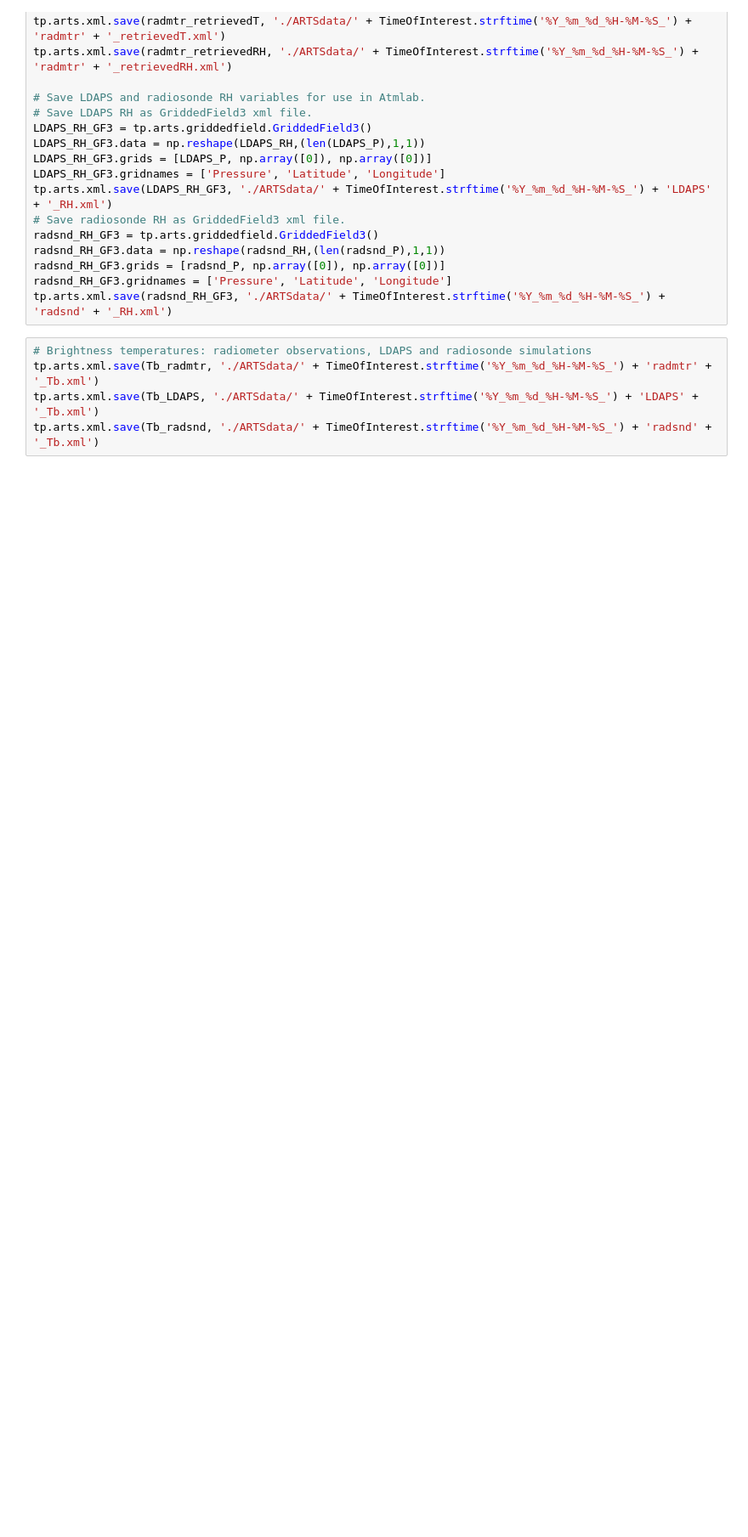
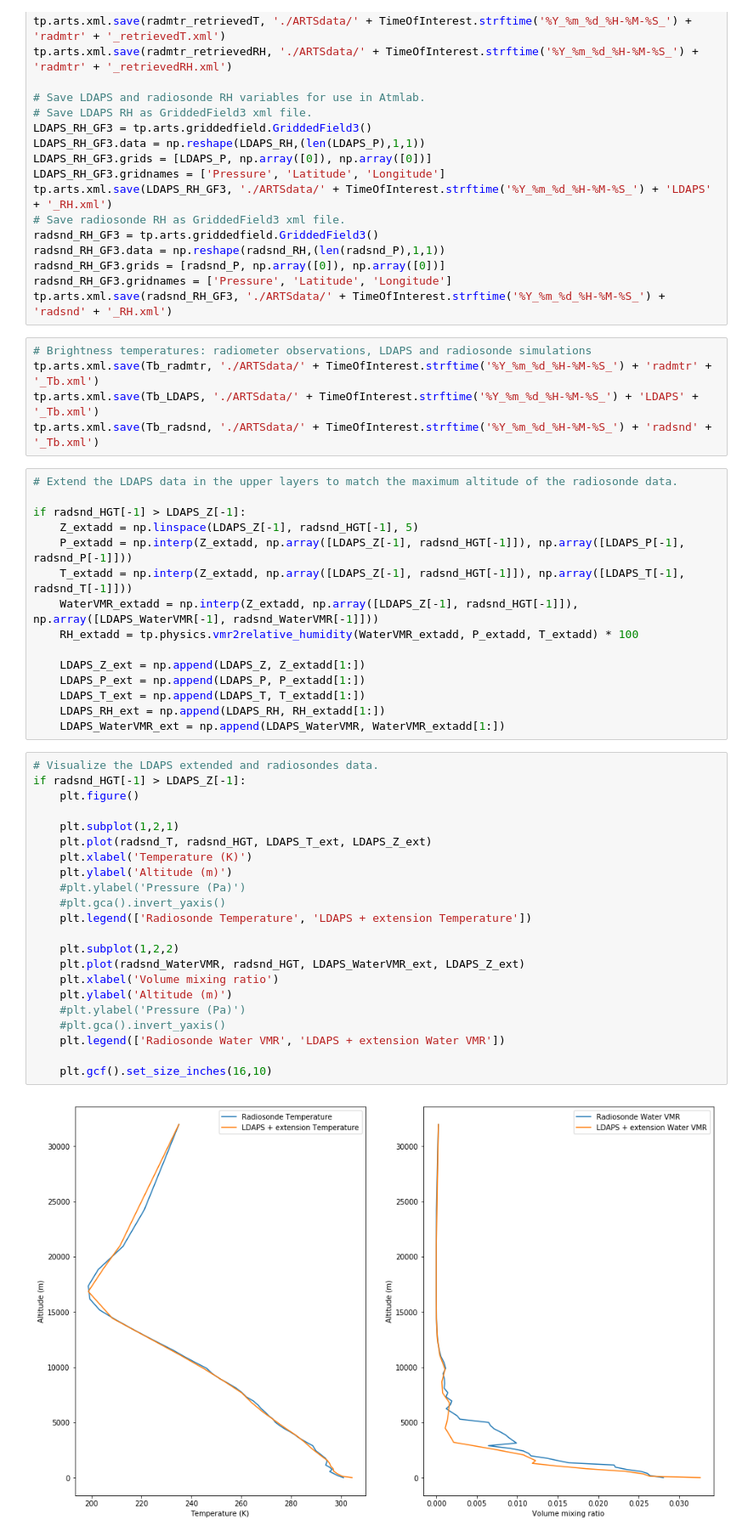
Before and after one commit to lee688/ARTS-Workspace, a Jupyter notebook: WorkWith2018Data/ForwardModel.ipynb, the cells around one changed output. Shown at 85% size. Cells and saved outputs as stored; diff of their text form; blank space fills up the shorter version.

```diff
--- a/WorkWith2018Data/ForwardModel.ipynb
+++ b/WorkWith2018Data/ForwardModel.ipynb
@@ -627,3 +627,42 @@ tp.arts.xml.save(radsnd_RH_GF3, './ARTSdata/' + TimeOfInterest.strftime('%Y_%m_%
 tp.arts.xml.save(Tb_radmtr, './ARTSdata/' + TimeOfInterest.strftime('%Y_%m_%d_%H-%M-%S_') + 'radmtr' + '_Tb.xml')
 tp.arts.xml.save(Tb_LDAPS, './ARTSdata/' + TimeOfInterest.strftime('%Y_%m_%d_%H-%M-%S_') + 'LDAPS' + '_Tb.xml')
 tp.arts.xml.save(Tb_radsnd, './ARTSdata/' + TimeOfInterest.strftime('%Y_%m_%d_%H-%M-%S_') + 'radsnd' + '_Tb.xml')
+# %%
+# Extend the LDAPS data in the upper layers to match the maximum altitude of the radiosonde data.
+
+if radsnd_HGT[-1] > LDAPS_Z[-1]:
+    Z_extadd = np.linspace(LDAPS_Z[-1], radsnd_HGT[-1], 5)
+    P_extadd = np.interp(Z_extadd, np.array([LDAPS_Z[-1], radsnd_HGT[-1]]), np.array([LDAPS_P[-1], radsnd_P[-1]]))
+    T_extadd = np.interp(Z_extadd, np.array([LDAPS_Z[-1], radsnd_HGT[-1]]), np.array([LDAPS_T[-1], radsnd_T[-1]]))
+    WaterVMR_extadd = np.interp(Z_extadd, np.array([LDAPS_Z[-1], radsnd_HGT[-1]]), np.array([LDAPS_WaterVMR[-1], radsnd_WaterVMR[-1]]))
+    RH_extadd = tp.physics.vmr2relative_humidity(WaterVMR_extadd, P_extadd, T_extadd) * 100
+
+    LDAPS_Z_ext = np.append(LDAPS_Z, Z_extadd[1:])
+    LDAPS_P_ext = np.append(LDAPS_P, P_extadd[1:])
+    LDAPS_T_ext = np.append(LDAPS_T, T_extadd[1:])
+    LDAPS_RH_ext = np.append(LDAPS_RH, RH_extadd[1:])
+    LDAPS_WaterVMR_ext = np.append(LDAPS_WaterVMR, WaterVMR_extadd[1:])
+# %%
+# Visualize the LDAPS extended and radiosondes data.
+if radsnd_HGT[-1] > LDAPS_Z[-1]:
+    plt.figure()
+
+    plt.subplot(1,2,1)
+    plt.plot(radsnd_T, radsnd_HGT, LDAPS_T_ext, LDAPS_Z_ext)
+    plt.xlabel('Temperature (K)')
+    plt.ylabel('Altitude (m)')
+    #plt.ylabel('Pressure (Pa)')
+    #plt.gca().invert_yaxis()
+    plt.legend(['Radiosonde Temperature', 'LDAPS + extension Temperature'])
+
+    plt.subplot(1,2,2)
+    plt.plot(radsnd_WaterVMR, radsnd_HGT, LDAPS_WaterVMR_ext, LDAPS_Z_ext)
+    plt.xlabel('Volume mixing ratio')
+    plt.ylabel('Altitude (m)')
+    #plt.ylabel('Pressure (Pa)')
+    #plt.gca().invert_yaxis()
+    plt.legend(['Radiosonde Water VMR', 'LDAPS + extension Water VMR'])
+
+    plt.gcf().set_size_inches(16,10)
+# %% [output]
+[figure, added]
```
Also changed, not shown: parts of 11 cells of this notebook, 44 other files.
